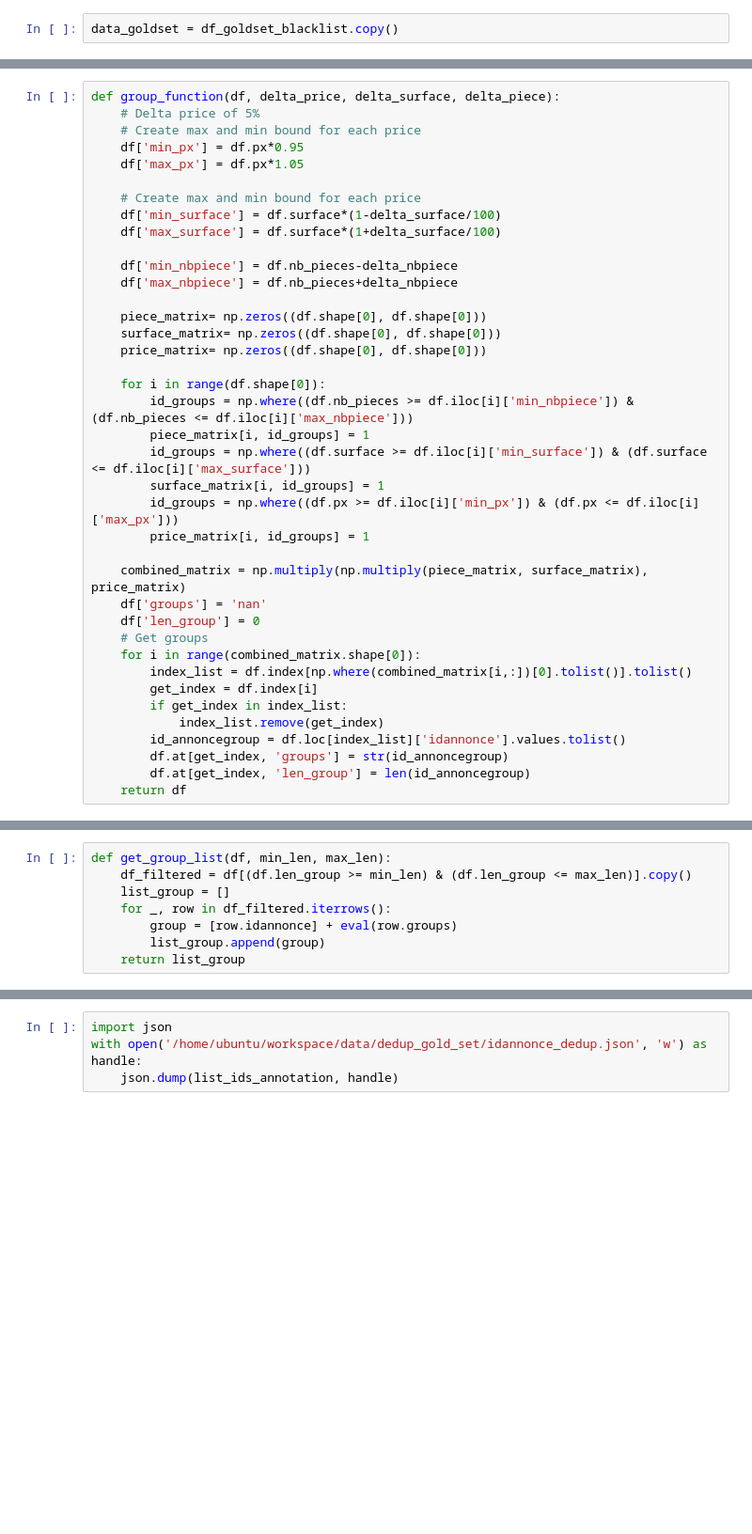
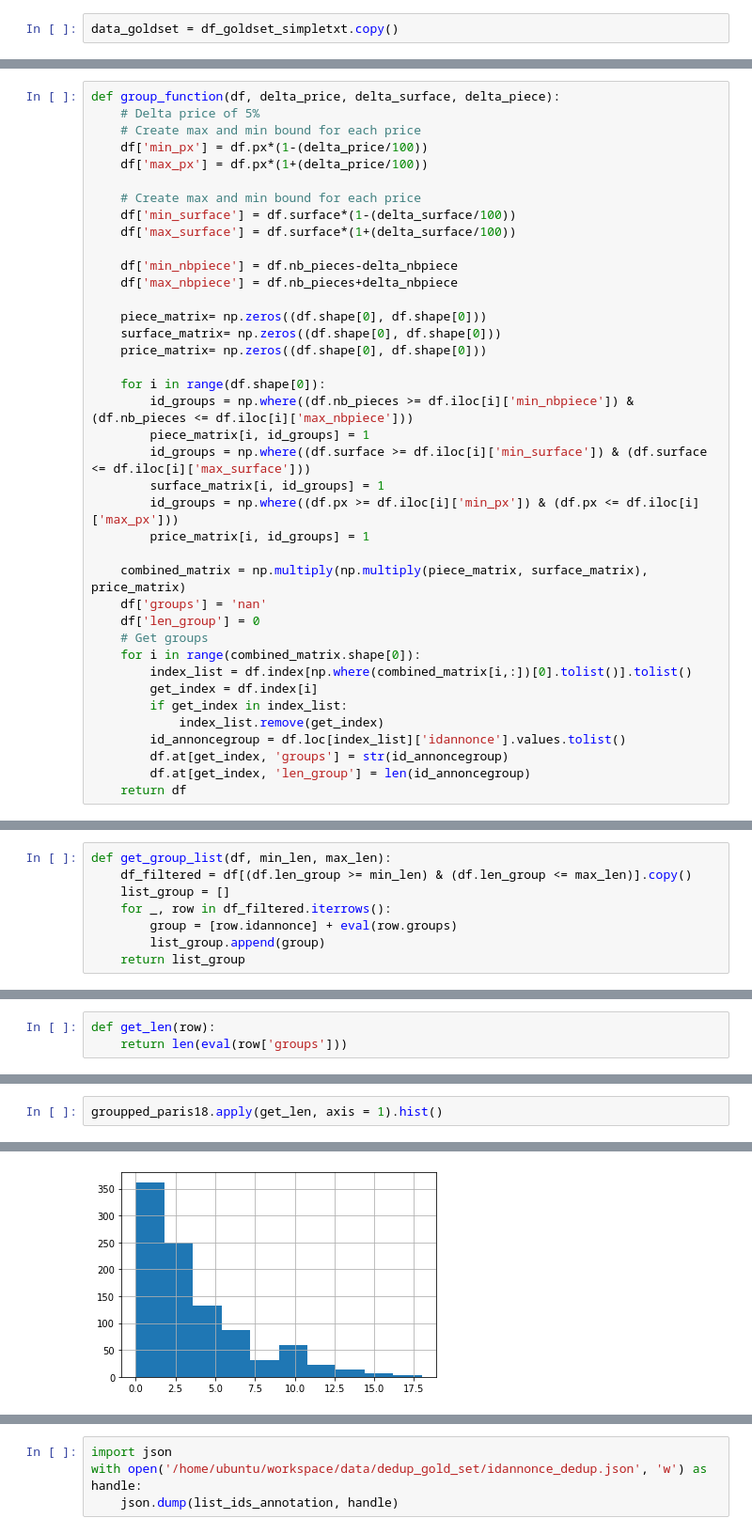
Before and after one commit to sl-jeanchristophecazes/ppty_goldset, a Jupyter notebook: notebooks/gold_set_construction.ipynb, the cells around one changed output, grey strips where cells are left out. Shown: that part at 94% size. Cells and saved outputs as stored; diff of their text form; blank space fills up the shorter version.

```diff
--- a/notebooks/gold_set_construction.ipynb
+++ b/notebooks/gold_set_construction.ipynb
@@ -239,5 +221,5 @@ print(f'{df_goldset_dropsamedesc.shape[0]} before, {df_goldset_blacklist.shape[0
 # %%
-data_goldset = df_goldset_blacklist.copy()
+data_goldset = df_goldset_simpletxt.copy()
 # %% [markdown]
 # Find similar ads
 # %% [markdown]
@@ -376,12 +326,12 @@ data_test[(data_test.len_group>5) & (data_test.len_group<10)].shape
 def group_function(df, delta_price, delta_surface, delta_piece):
     # Delta price of 5%
     # Create max and min bound for each price
-    df['min_px'] = df.px*0.95
-    df['max_px'] = df.px*1.05
+    df['min_px'] = df.px*(1-(delta_price/100))
+    df['max_px'] = df.px*(1+(delta_price/100))
 
     # Create max and min bound for each price
-    df['min_surface'] = df.surface*(1-delta_surface/100)
-    df['max_surface'] = df.surface*(1+delta_surface/100)
+    df['min_surface'] = df.surface*(1-(delta_surface/100))
+    df['max_surface'] = df.surface*(1+(delta_surface/100))
 
     df['min_nbpiece'] = df.nb_pieces-delta_nbpiece
     df['max_nbpiece'] = df.nb_pieces+delta_nbpiece
@@ -466,0 +417,3 @@ len(list_ids_annotation)
+# %%
+def get_len(row):
+    return len(eval(row['groups']))
@@ -466,0 +447,3 @@ len(list_ids_annotation)
+# %%
+groupped_paris18.apply(get_len, axis = 1).hist()
+# %% [output]
@@ -466,0 +451 @@ len(list_ids_annotation)
+[figure, added]
```
Also changed, not shown: parts of 52 cells of this notebook, 1 other file.
